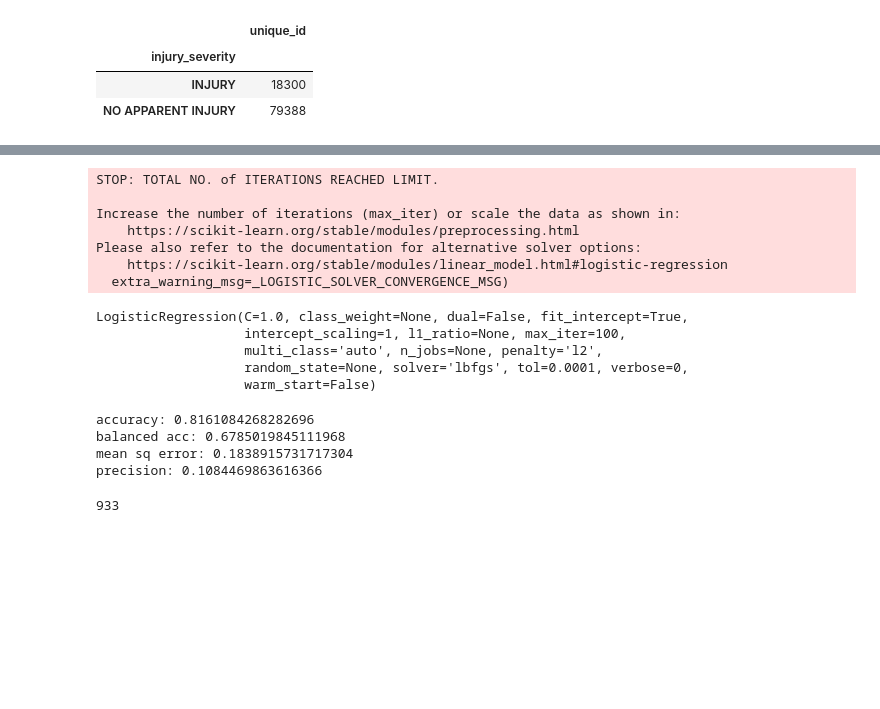
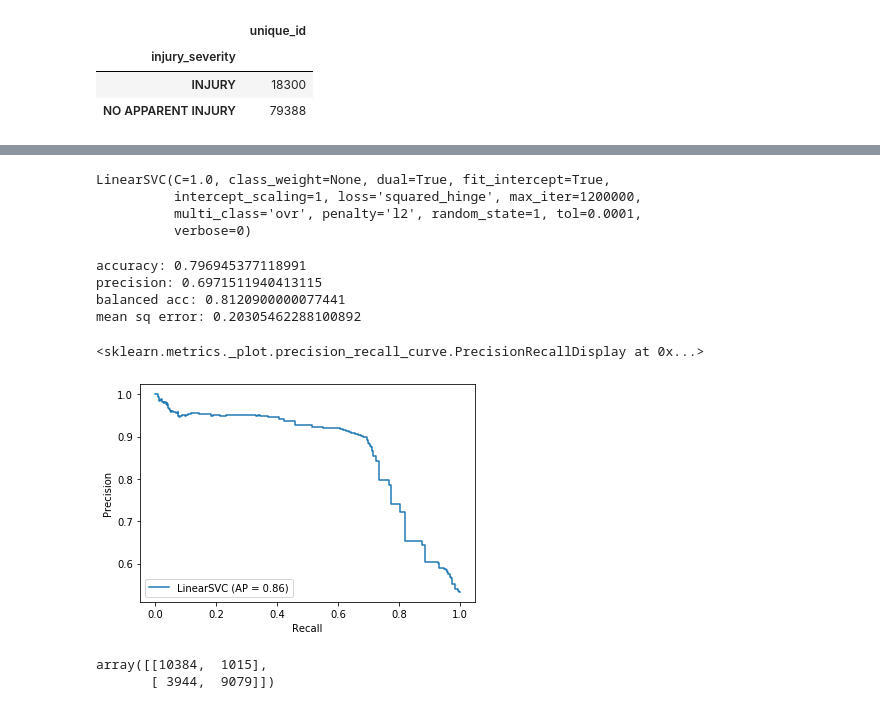
Before and after one commit to marc-haddad/final-project, a Jupyter notebook: ml_with_clean_data.ipynb, the cells around one changed output, grey strips where cells are left out. Drawn from its saved outputs; the diff is of its cells as text; code cells hidden in the pictures; blank space fills up the shorter version.

```diff
--- a/ml_with_clean_data.ipynb
+++ b/ml_with_clean_data.ipynb
@@ -108,35 +115,42 @@ X_test
-# %%
-from sklearn.linear_model import LogisticRegression
-classifier = LogisticRegression()
-classifier.fit(X_train, y_train)
-# %% [output]
-STOP: TOTAL NO. of ITERATIONS REACHED LIMIT.
-
-Increase the number of iterations (max_iter) or scale the data as shown in:
-    https://scikit-learn.org/stable/modules/preprocessing.html
-Please also refer to the documentation for alternative solver options:
-    https://scikit-learn.org/stable/modules/linear_model.html#logistic-regression
-  extra_warning_msg=_LOGISTIC_SOLVER_CONVERGENCE_MSG)
-LogisticRegression(C=1.0, class_weight=None, dual=False, fit_intercept=True,
-                   intercept_scaling=1, l1_ratio=None, max_iter=100,
-                   multi_class='auto', n_jobs=None, penalty='l2',
-                   random_state=None, solver='lbfgs', tol=0.0001, verbose=0,
-                   warm_start=False)
+# %%
+# Train model on Linear SVC framework
+from sklearn.svm import LinearSVC
+model = LinearSVC(random_state=1, max_iter=1200000)
+model.fit(X_train, y_train)
+# %% [output]
+LinearSVC(C=1.0, class_weight=None, dual=True, fit_intercept=True,
+          intercept_scaling=1, loss='squared_hinge', max_iter=1200000,
+          multi_class='ovr', penalty='l2', random_state=1, tol=0.0001,
+          verbose=0)
 # %%
-from sklearn.metrics import balanced_accuracy_score as bas
-from sklearn.metrics import precision_score as ps
-from sklearn.metrics import mean_squared_error as mse
-classifier.score(X_test, y_test)
-print(f"accuracy: {classifier.score(X_test, y_test)}")
-print(f"balanced acc: {bas(classifier.predict(X_test), y_test)}")
-print(f"mean sq error: {mse(classifier.predict(X_test), y_test)}")
-print(f"precision: {ps(classifier.predict(X_test), y_test)}")
+# Use various metrics to assess model
+from sklearn.metrics import (
+    precision_score as ps,
+    mean_squared_error as mse,
+    precision_recall_curve as prc,
+    balanced_accuracy_score as bas,
+    plot_precision_recall_curve as pprc
+)
+model.score(X_test, y_test)
+print(f"accuracy: {model.score(X_test, y_test)}")
+print(f"precision: {ps(model.predict(X_test), y_test)}")
+print(f"balanced acc: {bas(model.predict(X_test), y_test)}")
+print(f"mean sq error: {mse(model.predict(X_test), y_test)}")
+
+# Plot and save precision-recall curve
+disp = pprc(model, X_test, y_test)
+disp.figure_.savefig("precision_recall.png", dpi=300)
+disp
 # %% [output]
-accuracy: 0.8161084268282696
-balanced acc: 0.6785019845111968
-mean sq error: 0.1838915731717304
-precision: 0.1084469863616366
+accuracy: 0.796945377118991
+precision: 0.6971511940413115
+balanced acc: 0.8120900000077441
+mean sq error: 0.20305462288100892
+<sklearn.metrics._plot.precision_recall_curve.PrecisionRecallDisplay at 0x...>
+[figure, added]
-# %%
-sum(classifier.predict(X_test))
-# %% [output]
-933
+# %%
+from sklearn.metrics import confusion_matrix
+confusion_matrix(y_test, model.predict(X_test))
+# %% [output]
+array([[10384,  1015],
+       [ 3944,  9079]])
```
Also changed, not shown: parts of 11 cells of this notebook, 2 other files.
